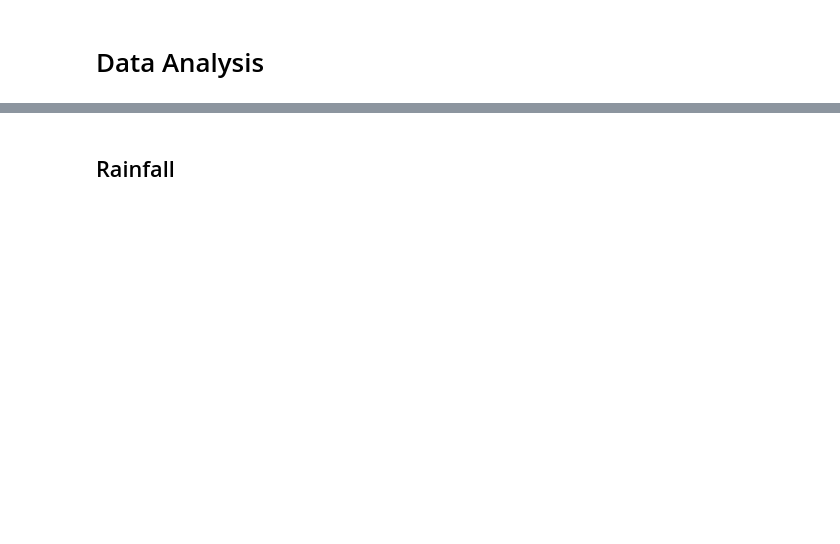
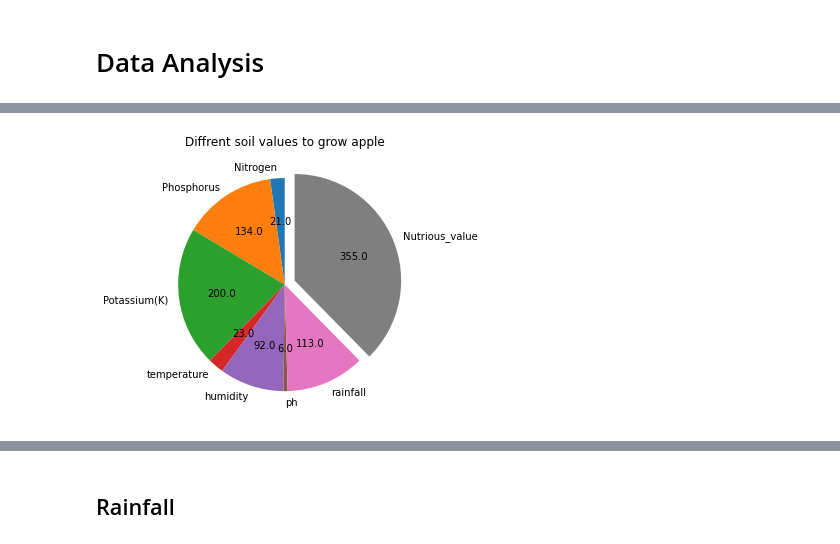
Before and after one commit to satishjasthi/MachineLearningProjects, a Jupyter notebook: Agriculture Project/Model1.ipynb, the cells around one changed output, grey strips where cells are left out. Saved outputs shown, nothing was run; the diff lists cells and outputs as text; code cells hidden in the pictures; blank space fills up the shorter version.

```diff
--- a/Agriculture Project/Model1.ipynb
+++ b/Agriculture Project/Model1.ipynb
@@ -122,0 +193,19 @@ sns.heatmap(corelation,annot=True);
+# %%
+#function to plot pie chart
+df = data.groupby('label').mean()
+def piechart(i):
+    # Pie chart
+    labels = df.columns
+    sizes = df.loc[i]
+    # only "explode" the 2nd slice (i.e. 'Hogs')
+    explode = (0, 0, 0,0,0,0,0,0.1)
+    def absolute_value(val):
+        a  = np.round(val/100.*sizes.sum(), 0)
+        return a
+    fig1, ax1 = plt.subplots()
+    ax1.pie(sizes, explode=explode, labels=labels, autopct=absolute_value,
+              startangle=90)
+    # Equal aspect ratio ensures that pie is drawn as a circle
+    plt.tight_layout()
+    plt.title('Diffrent soil values to grow'+" "+i)
+    plt.show()
@@ -122,0 +220,4 @@ sns.heatmap(corelation,annot=True);
+# %%
+piechart('apple')
+# %% [output]
+[figure, added]
```
Also changed, not shown: parts of 51 cells of this notebook.
